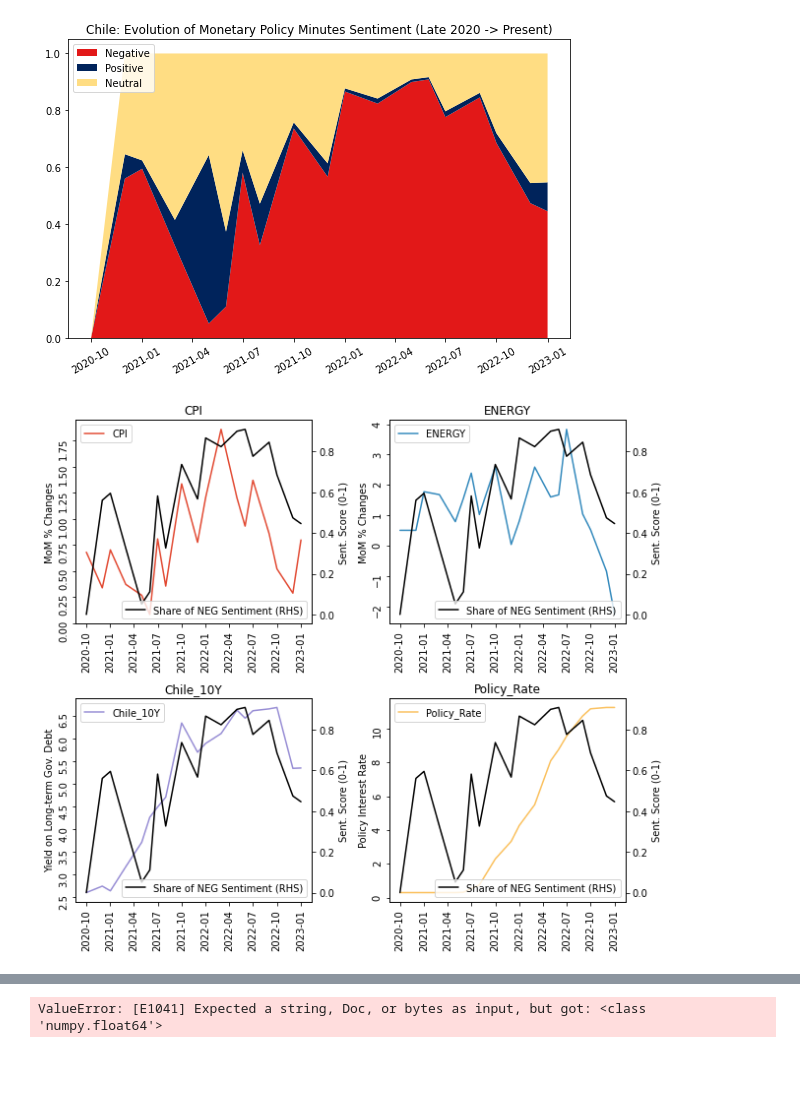
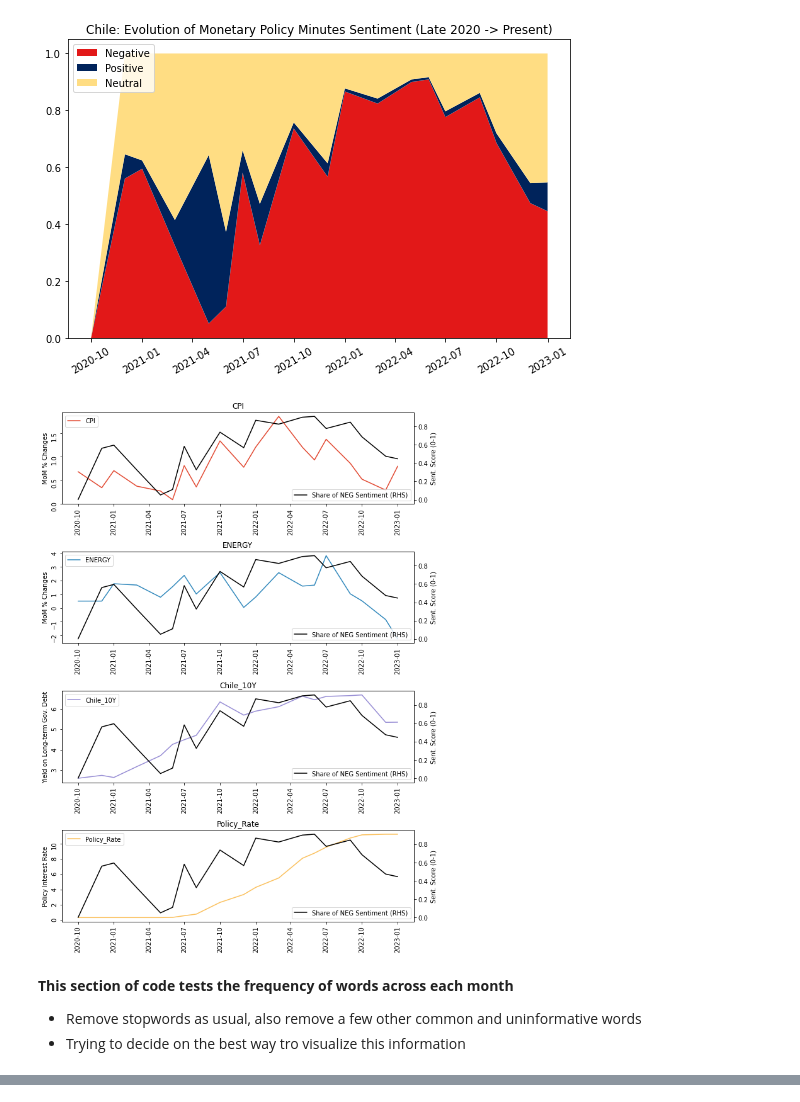
Before and after one commit to willcrossb/Latam_CPI_nowcast, a Jupyter notebook: MonPol_minutes/analyze_CB_comm.ipynb, the cells around one changed output, grey strips where cells are left out. Cells and saved outputs as stored; diff of their text form; code cells hidden in the pictures; blank space fills up the shorter version.

```diff
--- a/MonPol_minutes/analyze_CB_comm.ipynb
+++ b/MonPol_minutes/analyze_CB_comm.ipynb
@@ -28,15 +39,18 @@ df = df.set_index('datetime')
 df = df[['headline','content']]
 # %%
-from textblob import TextBlob
+#Use the following sentiment analysis tool to process text:
+#https://github.com/pysentimiento/pysentimiento
+
 from pysentimiento import create_analyzer
 analyzer = create_analyzer(task="sentiment", lang="es")
 
-# sample text
+# Create cols to store sentiment
 df['positive'] = 0
 df['negative'] = 0
 df['neutral'] = 0
 
-for i in range (0,19):
+#Loop over rows
+for i in range (0,len(df)+1):
     text = df.iloc[i,1]
     #initiate textblog object
 
@@ -146,41 +163,33 @@ plt.title('Chile: Evolution of Monetary Policy Minutes Sentiment (Late 2020 -> P
 Text(0.5, 1.0, 'Chile: Evolution of Monetary Policy Minutes Sentiment (Late 2020 -> Present)')
 [figure]
 # %%
-#Plot Negative sentiment vs. Relevanrt covariates
-fig, axs = plt.subplots(1,4, figsize = (9, 8))
+#Plot Negative sentiment vs. Relevant covariates
+fig, axs = plt.subplots(4,1, figsize = (9, 12))
 
-#Plot index variable
-col = 0
-row = 0
 colorlist = ['#E24A33','#348ABD','#988ED5','#FBC15E','#8EBA42','#FFB5B','#777777']
 
 cov_list = {'CPI':'MoM % Changes','ENERGY':'MoM % Changes','Chile_10Y':'Yield on Long-term Gov. Debt','Policy_Rate':'Policy Interest Rate'}
 for i, var in enumerate(cov_list):
 
     fig.tight_layout()
 
-    #chart Indexing
-    if i == 2:
-        row = 1
-        col = 0
+    #Define plots here
+    axs[i].set_title(var)
+    axs[i].tick_params(rotation=90)
+    axs[i].plot(dfp[var],color = colorlist[i],label =var,solid_capstyle='round')
+    axs[i].legend(loc='upper left')
+    axs[i].set_ylabel(cov_list[var])
 
-    #Define plots here
-    axs[row,col].set_title(var)
-    axs[row,col].tick_params(rotation=90)
-    axs[row,col].plot(dfp[var],color = colorlist[i],label =var,solid_capstyle='round')
-    axs[row,col].legend(loc='upper left')
-    axs[row,col].set_ylabel(cov_list[var])
-    ax2 = axs[row,col].twinx()
-
+    ax2 = axs[i].twinx()
     ax2.plot(dfp['negative'],'k',label ='Share of NEG Sentiment (RHS)',solid_capstyle='round')
     ax2.legend(loc='lower right')
     ax2.set_ylabel('Sent. Score (0-1)')
-
-    col += 1
-
-plt.savefig('filename.png', dpi=300)
 # %% [output]
-[figure, old version]
+[figure, new version]
+# %% [markdown]
+**This section of code tests the frequency of words across each month**
+* Remove stopwords as usual, also remove a few other common and uninformative words
+* Trying to decide on the best way tro visualize this information
 # %%
 import nltk
 from nltk.corpus import stopwords
@@ -245,21 +254,3 @@ for i in range (0,19):
 [nltk_data] Downloading package stopwords to
 [nltk_data]     /Users/wcrossb/nltk_data...
 [nltk_data]   Package stopwords is already up-to-date!
-# %%
-nlp = spacy.load("es_core_news_sm")
-
-for i in range (0,10):
-    text = df.iloc[i,4]
-
-    doc = nlp(text)
-    # Extract key named entities
-    named_entities = [ent.text for ent in doc.ents]
-
-    # Extract key noun phrases
-    noun_chunks = [chunk.text for chunk in doc.noun_chunks]
-
-    # Print the results
-    #print("Named entities:", named_entities)
-    print("Noun chunks:", noun_chunks)
-# %% [output]
-ValueError: [E1041] Expected a string, Doc, or bytes as input, but got: <class 'numpy.float64'>
```
Also changed, not shown: parts of 6 cells of this notebook, 2 other files.
